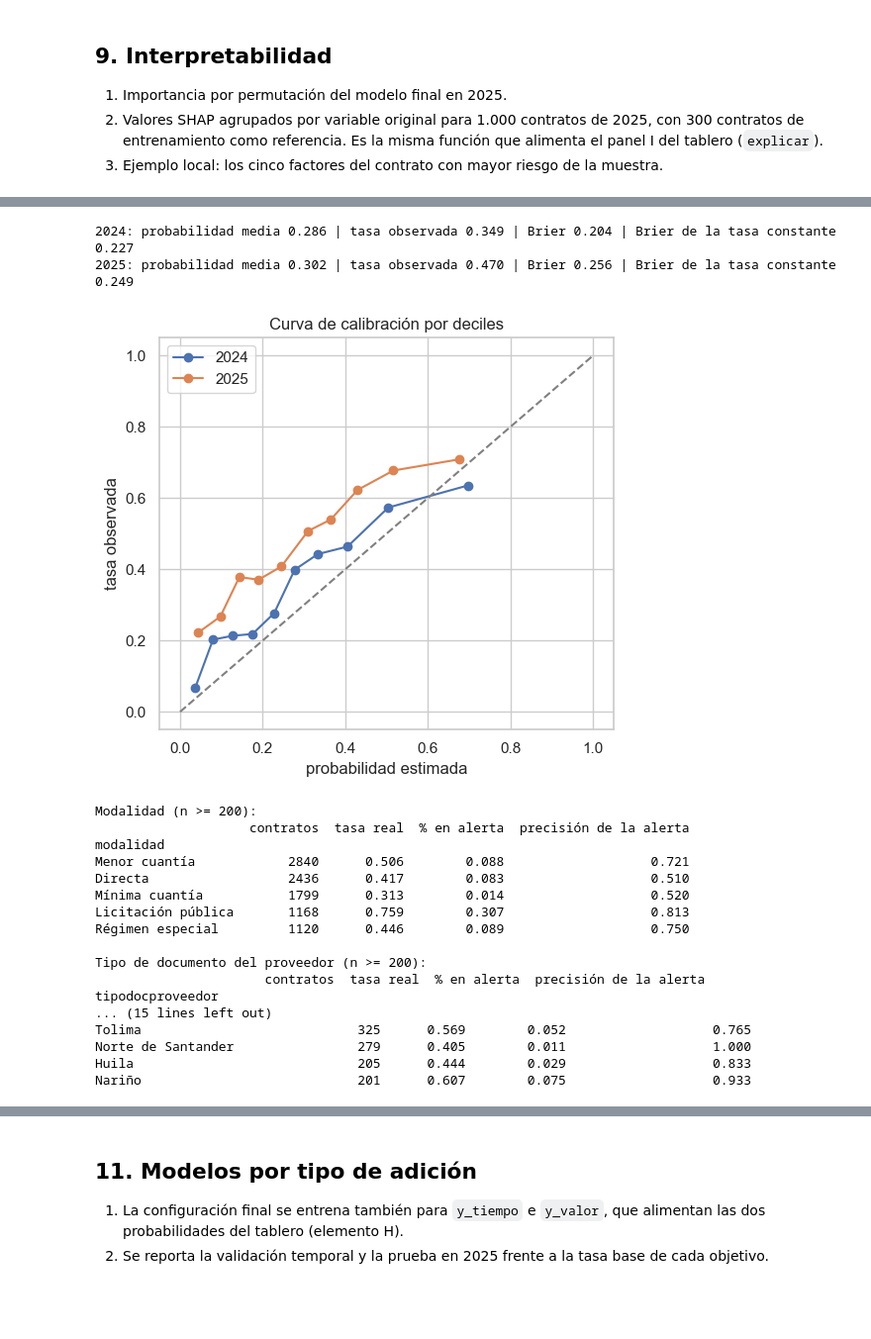
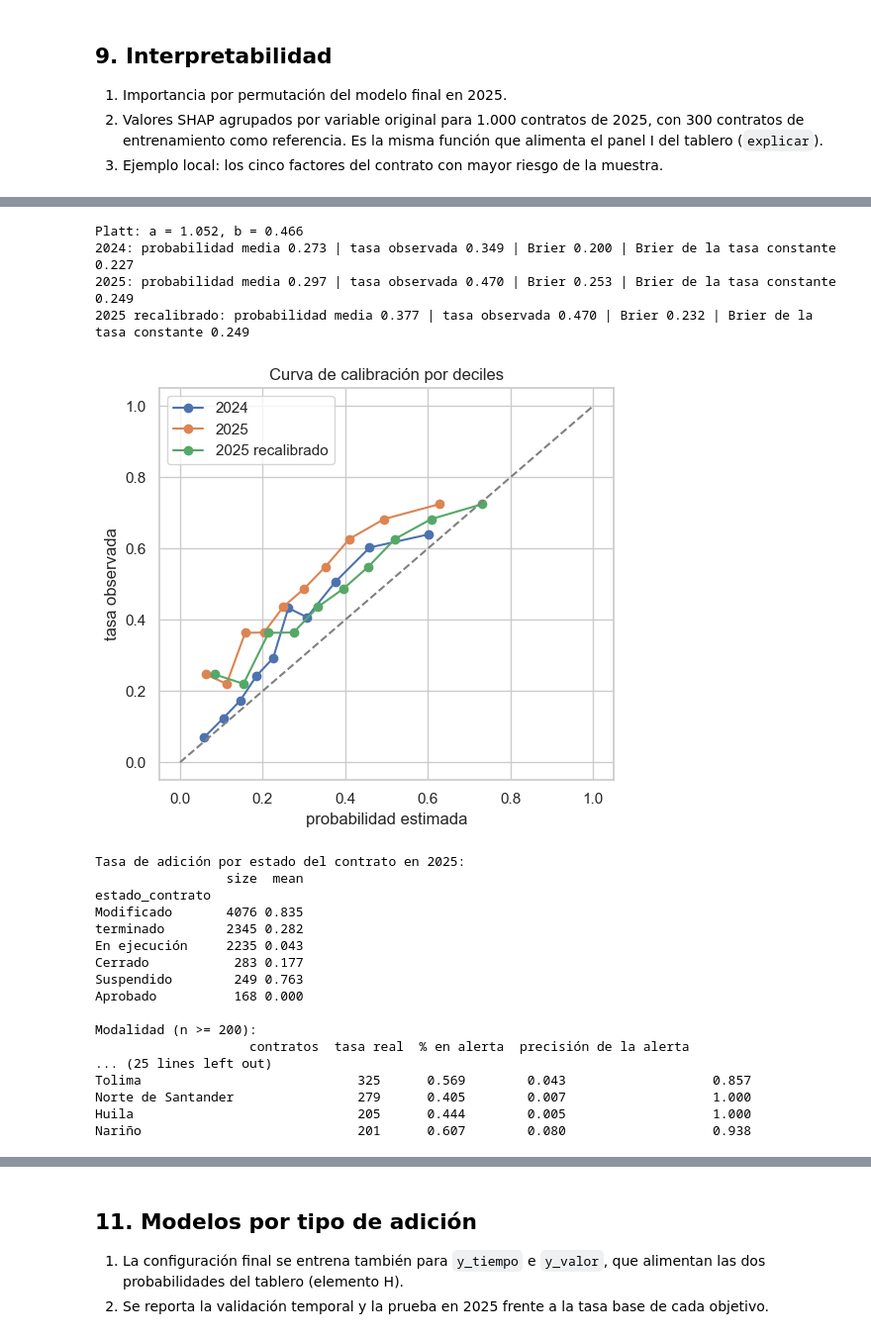
Before and after one commit to Zeal916/project_despliegue_soluciones, a Jupyter notebook: notebooks/02_modelos.ipynb, the cells around one changed output, grey strips where cells are left out. Shown at 99% size. Cells and saved outputs as stored; diff of their text form; code cells hidden in the pictures; blank space fills up the shorter version.

```diff
--- a/notebooks/02_modelos.ipynb
+++ b/notebooks/02_modelos.ipynb
@@ -247,17 +292,14 @@ print()
 print(pd.DataFrame({NOMBRES[m]: resumir(r)
                     for m, r in pliegues.items()}).T.to_string())
 
-media = pr.mean()
-empatados = [m for m in MODELOS if media.max() - media[m] < pr[m].std()]
-seleccion = max(empatados,
-                key=lambda m: pliegues[m]["precision_100"].mean())
+seleccion = pr.mean().idxmax()
 coincide = (seleccion == GANADOR["modelo"]
             and mejores[seleccion] == GANADOR["params"])
-print(f"\nMayor PR-AUC medio: {NOMBRES[media.idxmax()]} "
-      f"({media.max():.3f}). Empatados dentro de la variación entre años: "
-      f"{', '.join(NOMBRES[m] for m in empatados)}.")
-print(f"Seleccionado por precisión en 100: {NOMBRES[seleccion]} "
-      f"{mejores[seleccion]}. Coincide con GANADOR: {coincide}")
+print(f"\nSeleccionado: {NOMBRES[seleccion]} {mejores[seleccion]}, "
+      f"PR-AUC medio {pr[seleccion].mean():.3f}. "
+      f"Coincide con GANADOR: {coincide}")
+print(f"\nDiferencia pareada de PR-AUC frente a {NOMBRES[seleccion]}:")
+print(pr.sub(pr[seleccion], axis=0).rename(columns=NOMBRES).to_string())
 
 fig, ax = plt.subplots(figsize=(7, 4))
 for m in MODELOS:
@@ -319,6 +379,7 @@ variantes = {
     "completo (19 variables)": [],
     f"sin aporte nulo ({len(sin_aporte)} menos)": sin_aporte,
     "sin fuente principal": ["fuente_principal"],
+    "sin fuente ni aporte nulo": sin_aporte + ["fuente_principal"],
 }
 ablacion = pd.DataFrame({
     nombre: validar(seleccion, params=mejores[seleccion], excluir=excluir,
@@ -326,8 +387,11 @@ ablacion = pd.DataFrame({
     for nombre, excluir in variantes.items()}).T
 print(f"\nVariables sin aporte: {', '.join(sin_aporte)}")
 print(ablacion.to_string())
+coincide = sorted(sin_aporte + ["fuente_principal"]) == sorted(
+    GANADOR["excluir"])
 print(f"\nConfiguración final: {NOMBRES[GANADOR['modelo']]} "
-      f"{GANADOR['params']}, sin {GANADOR['excluir']}")
+      f"{GANADOR['params']}, sin {GANADOR['excluir']}. "
+      f"Coincide con la regla: {coincide}")
 # %% [output]
 Importancia por permutación en validación (caída de PR-AUC):
                                     2022   2023   2024  media
@@ -489,59 +606,69 @@ modelo_2024, _ = entrenar(GANADOR["modelo"], evalua=2024, datos=datos,
                           **FINAL)
 valida = datos[datos["anio"] == 2024]
 p_2024 = modelo_2024.predict_proba(valida[VARIABLES])[:, 1]
+platt = calibrar(GANADOR["modelo"], datos=datos, **FINAL)
+p_platt = recalibrar(p_final, platt)
+print(f"Platt: a = {platt[0]:.3f}, b = {platt[1]:.3f}")
 
 fig, ax = plt.subplots(figsize=(5.5, 5))
 for nombre, y_real, p in [("2024", valida["y"], p_2024),
-                          ("2025", prueba["y"], p_final)]:
+                          ("2025", prueba["y"], p_final),
+                          ("2025 recalibrado", prueba["y"], p_platt)]:
     observada, estimada = calibration_curve(y_real, p, n_bins=10,
                                             strategy="quantile")
     ax.plot(estimada, observada, marker="o", label=nombre)
     print(f"{nombre}: probabilidad media {p.mean():.3f} | tasa observada "
           f"{y_real.mean():.3f} | Brier {np.mean((p - y_real) ** 2):.3f} "
           f"| Brier de la tasa constante "
           f"{y_real.mean() * (1 - y_real.mean()):.3f}")
 ax.plot([0, 1], [0, 1], ls="--", color="gray")
 ax.set(xlabel="probabilidad estimada", ylabel="tasa observada",
        title="Curva de calibración por deciles")
 ax.legend()
 guardar_figura("16_calibracion")
+
+print("\nTasa de adición por estado del contrato en 2025:")
+print(prueba.groupby("estado_contrato")["y"].agg(["size", "mean"])
+      .sort_values("size", ascending=False).head(6).to_string())
 
 errores = prueba.assign(alerta=alerta)
 
 
 def por_segmento(variable, minimo=200):
     g = errores.groupby(variable)
     t = pd.DataFrame({
         "contratos": g.size(), "tasa real": g["y"].mean(),
         "% en alerta": g["alerta"].mean(),
         "precisión de la alerta":
             errores[errores["alerta"]].groupby(variable)["y"].mean(),
     })
     return t[t["contratos"] >= minimo].sort_values("contratos",
                                                    ascending=False)
 
 
 for variable in ["modalidad", "tipodocproveedor", "departamento"]:
     print(f"\n{ETIQUETAS[variable]} (n >= 200):")
     print(por_segmento(variable).to_string())
 # %% [output]
-2024: probabilidad media 0.286 | tasa observada 0.349 | Brier 0.204 | Brier de la tasa constante 0.227
-2025: probabilidad media 0.302 | tasa observada 0.470 | Brier 0.256 | Brier de la tasa constante 0.249
+Platt: a = 1.052, b = 0.466
+2024: probabilidad media 0.273 | tasa observada 0.349 | Brier 0.200 | Brier de la tasa constante 0.227
+2025: probabilidad media 0.297 | tasa observada 0.470 | Brier 0.253 | Brier de la tasa constante 0.249
+2025 recalibrado: probabilidad media 0.377 | tasa observada 0.470 | Brier 0.232 | Brier de la tasa constante 0.249
-[figure, old version]
+[figure, new version]
+Tasa de adición por estado del contrato en 2025:
+                 size  mean
+estado_contrato
+Modificado       4076 0.835
+terminado        2345 0.282
+En ejecución     2235 0.043
+Cerrado           283 0.177
+Suspendido        249 0.763
+Aprobado          168 0.000
+
 Modalidad (n >= 200):
                     contratos  tasa real  % en alerta  precisión de la alerta
-modalidad
-Menor cuantía            2840      0.506        0.088                   0.721
-Directa                  2436      0.417        0.083                   0.510
-Mínima cuantía           1799      0.313        0.014                   0.520
-Licitación pública       1168      0.759        0.307                   0.813
-Régimen especial         1120      0.446        0.089                   0.750
-
-Tipo de documento del proveedor (n >= 200):
-                      contratos  tasa real  % en alerta  precisión de la alerta
-tipodocproveedor
-... (15 lines left out)
-Tolima                            325      0.569        0.052                   0.765
-Norte de Santander                279      0.405        0.011                   1.000
-Huila                             205      0.444        0.029                   0.833
-Nariño                            201      0.607        0.075                   0.933
+... (25 lines left out)
+Tolima                            325      0.569        0.043                   0.857
+Norte de Santander                279      0.405        0.007                   1.000
+Huila                             205      0.444        0.005                   1.000
+Nariño                            201      0.607        0.080                   0.938
```
Also changed, not shown: parts of 26 cells of this notebook, 7 other files.
